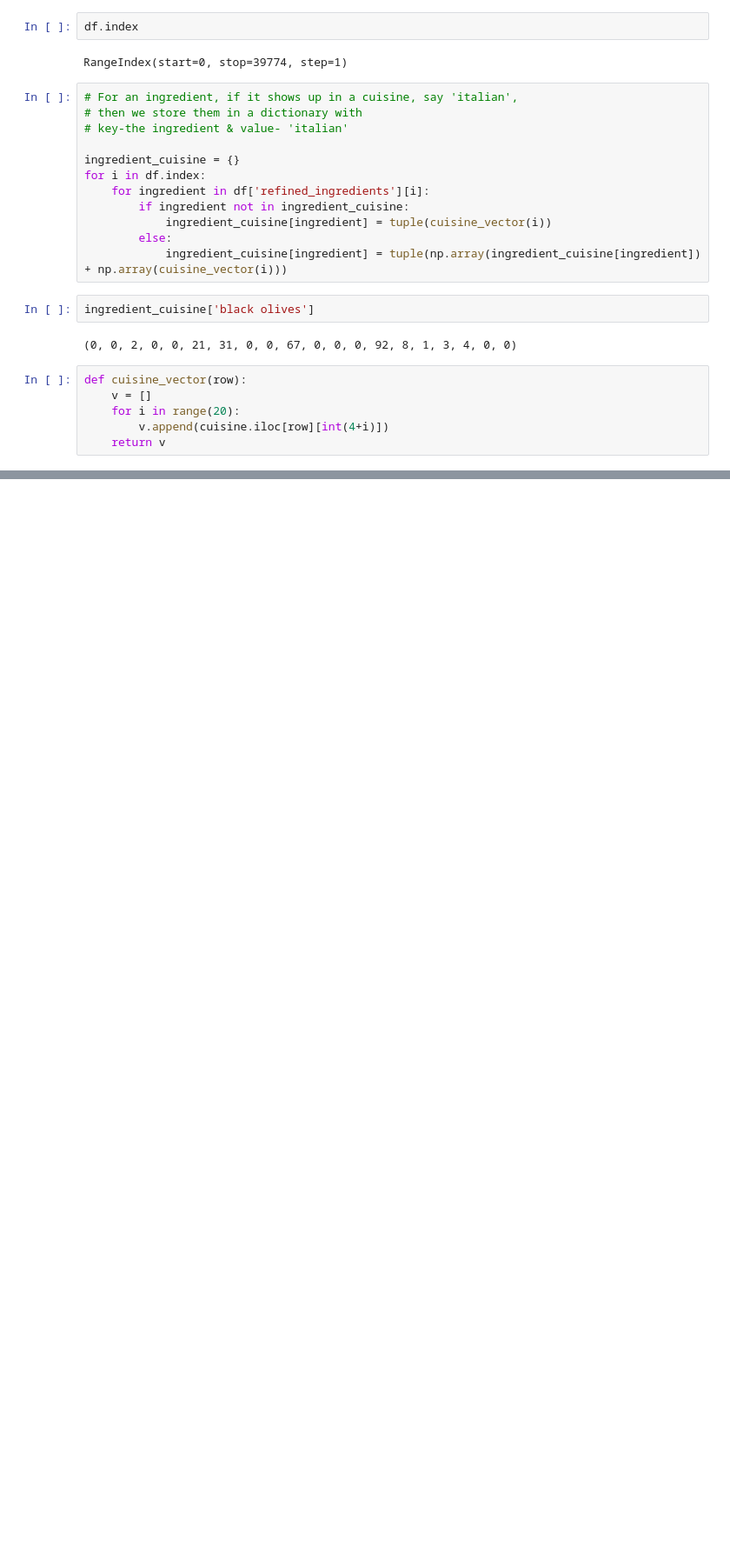
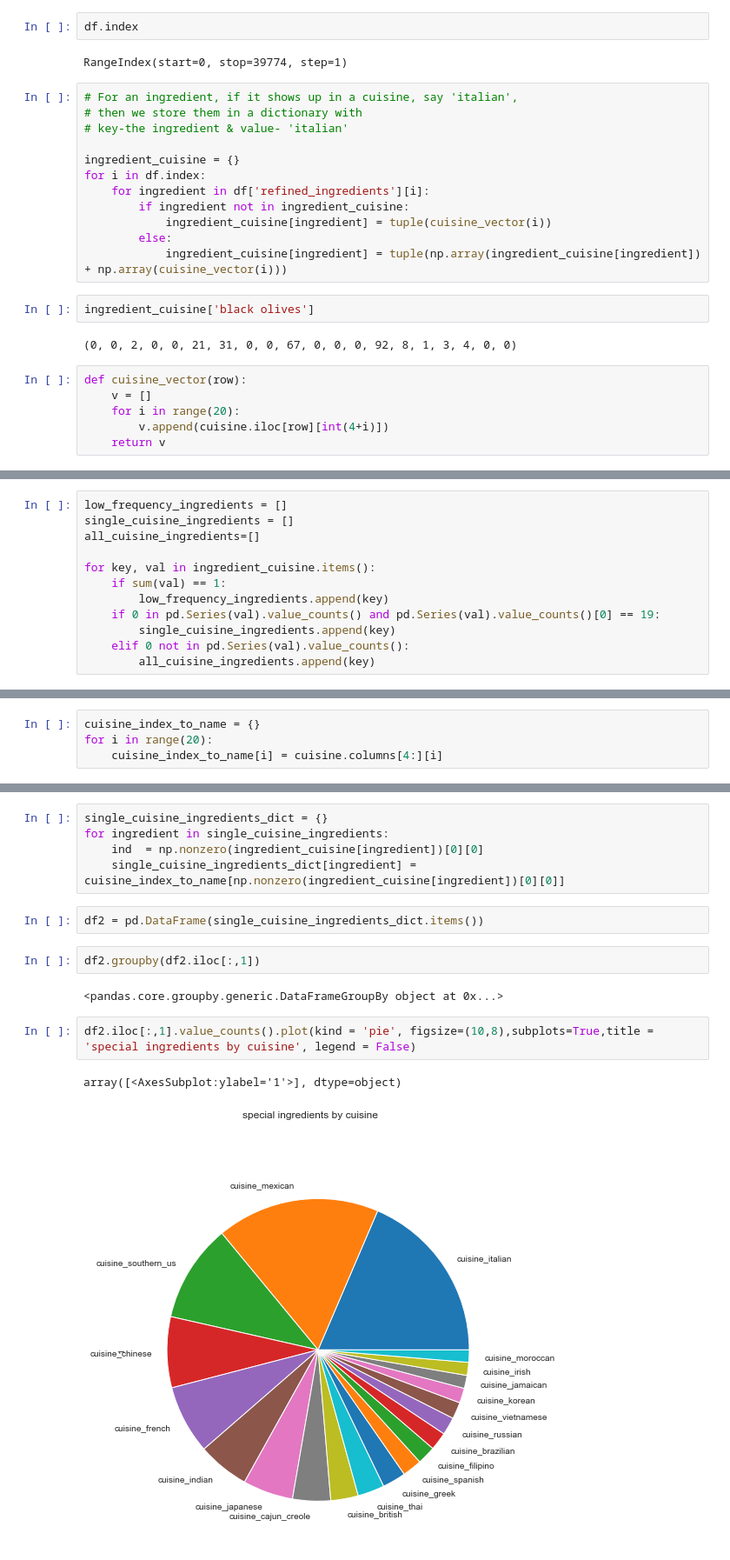
Before and after one commit to Goooo4it/Clementine-cuisine-prediction-project, a Jupyter notebook: EDA.ipynb, the cells around one changed output, grey strips where cells are left out. Shown at 87% size. Drawn from its saved outputs; the diff is of its cells as text; blank space fills up the shorter version.

```diff
--- a/EDA.ipynb
+++ b/EDA.ipynb
@@ -366,0 +410,12 @@ def cuisine_vector(row):
+# %%
+low_frequency_ingredients = []
+single_cuisine_ingredients = []
+all_cuisine_ingredients=[]
+
+for key, val in ingredient_cuisine.items():
+    if sum(val) == 1:
+        low_frequency_ingredients.append(key)
+    if 0 in pd.Series(val).value_counts() and pd.Series(val).value_counts()[0] == 19:
+        single_cuisine_ingredients.append(key)
+    elif 0 not in pd.Series(val).value_counts():
+        all_cuisine_ingredients.append(key)
@@ -366,0 +462,4 @@ def cuisine_vector(row):
+# %%
+cuisine_index_to_name = {}
+for i in range(20):
+    cuisine_index_to_name[i] = cuisine.columns[4:][i]
@@ -366,0 +489,16 @@ def cuisine_vector(row):
+# %%
+single_cuisine_ingredients_dict = {}
+for ingredient in single_cuisine_ingredients:
+    ind  = np.nonzero(ingredient_cuisine[ingredient])[0][0]
+    single_cuisine_ingredients_dict[ingredient] = cuisine_index_to_name[np.nonzero(ingredient_cuisine[ingredient])[0][0]]
+# %%
+df2 = pd.DataFrame(single_cuisine_ingredients_dict.items())
+# %%
+df2.groupby(df2.iloc[:,1])
+# %% [output]
+<pandas.core.groupby.generic.DataFrameGroupBy object at 0x...>
+# %%
+df2.iloc[:,1].value_counts().plot(kind = 'pie', figsize=(10,8),subplots=True,title = 'special ingredients by cuisine', legend = False)
+# %% [output]
+array([<AxesSubplot:ylabel='1'>], dtype=object)
+[figure, added]
```
Also changed, not shown: parts of 21 cells of this notebook.
